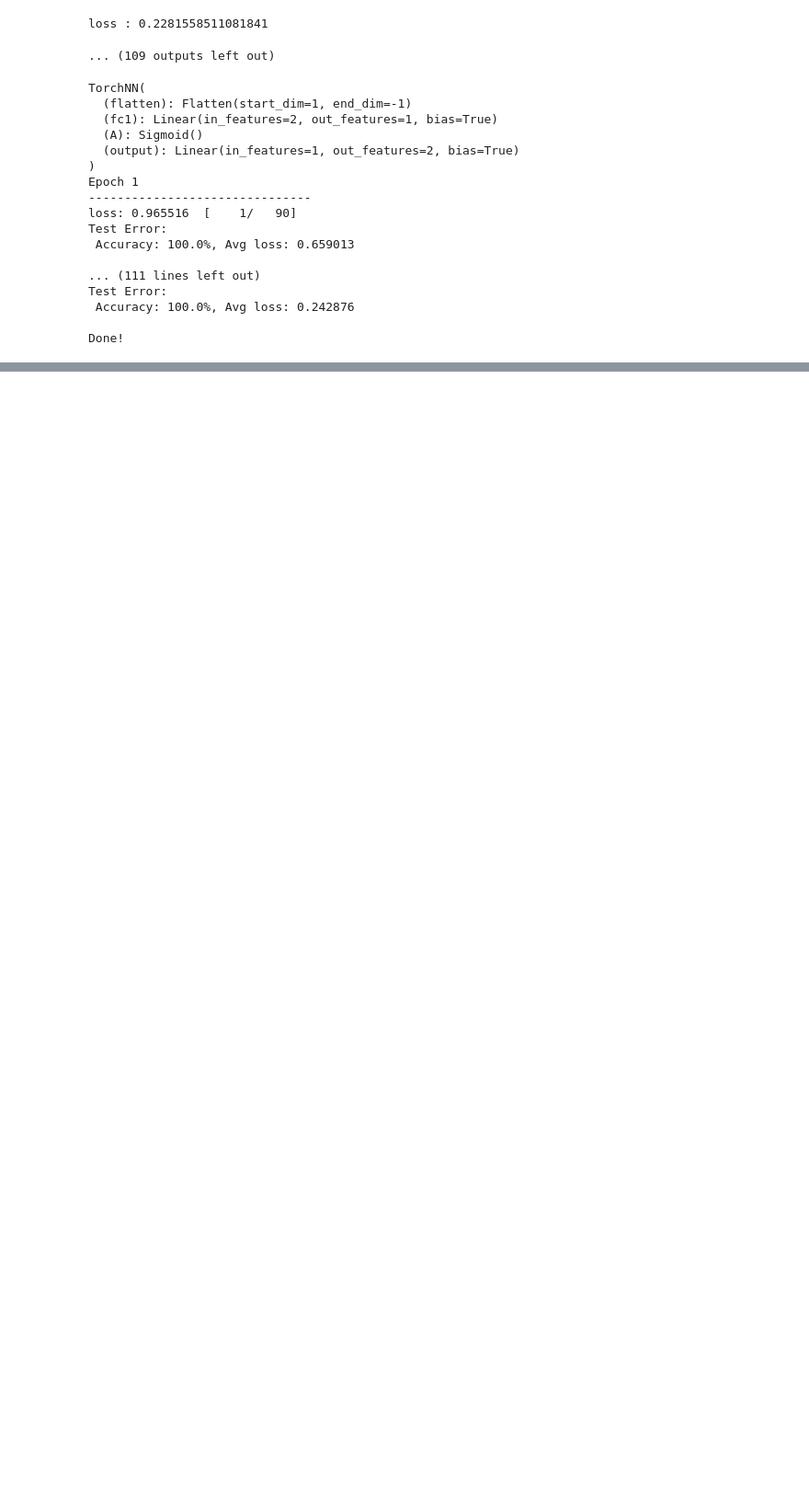
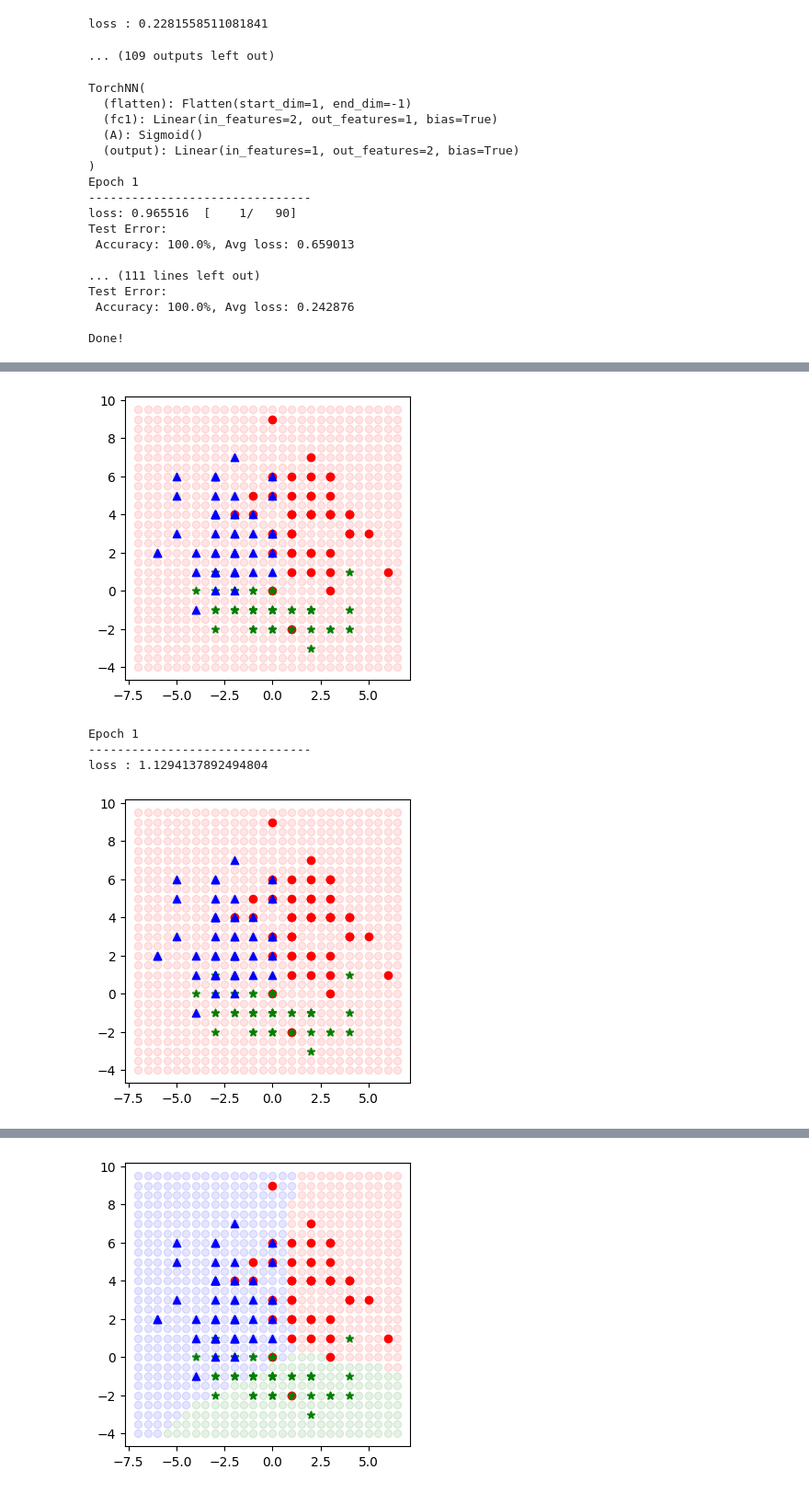
Before and after one commit to Lyshen/PiggyToy, a Jupyter notebook: Lesson02_SGD_practice.ipynb, the cells around one changed output, grey strips where cells are left out. Shown at 92% size. Drawn from its saved outputs; the diff is of its cells as text; code cells hidden in the pictures; blank space fills up the shorter version.

```diff
--- a/Lesson02_SGD_practice.ipynb
+++ b/Lesson02_SGD_practice.ipynb
@@ -359,0 +429,34 @@ Done!
+# %%
+demo_neuron = MulClassDNN(2, 3)
+loss = Cross_Entropy_Loss()
+
+draw_neuron_boundary(demo_neuron, train_features, train_labels, markers, colors, 0.5, 3)
+
+epochs = 50
+m = train_labels.shape[0]
+for t in range(epochs):
+    print(f"Epoch {t+1}\n-------------------------------")
+
+    for iter_id in range(m):
+        X = train_features[iter_id, :]
+        Y = train_labels[iter_id, :]
+        X = X.reshape((1, X.shape[0]))
+        Y = Y.reshape((1, Y.shape[0]))
+
+        Z = demo_neuron.forward(X)
+        predicts, l = loss.forward(Z, Y)
+
+        dL_by_dZ = loss.backward(Y)
+        dL_by_dW = demo_neuron.backward(dL_by_dZ)
+
+        demo_neuron.update_weights(learning_rate = 0.1)
+
+        if iter_id % (m-1) == 0:
+            print('loss :', l)
+            draw_neuron_boundary(demo_neuron, train_features, train_labels, markers, colors, 0.5, 3)
+# %% [output]
+[figure, added]
+Epoch 1
+-------------------------------
+loss : 1.1294137892494804
+[figure, added]
@@ -359,0 +464 @@ Done!
+[figure, added]
```
Also changed, not shown: parts of 4 cells of this notebook.
